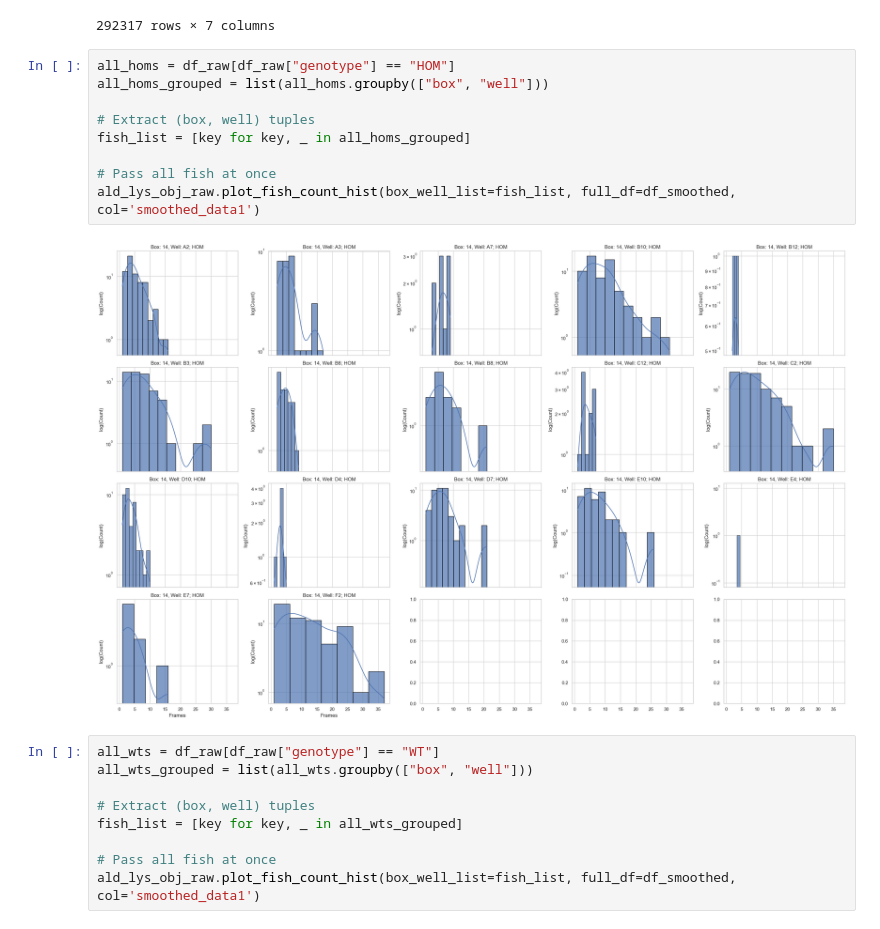
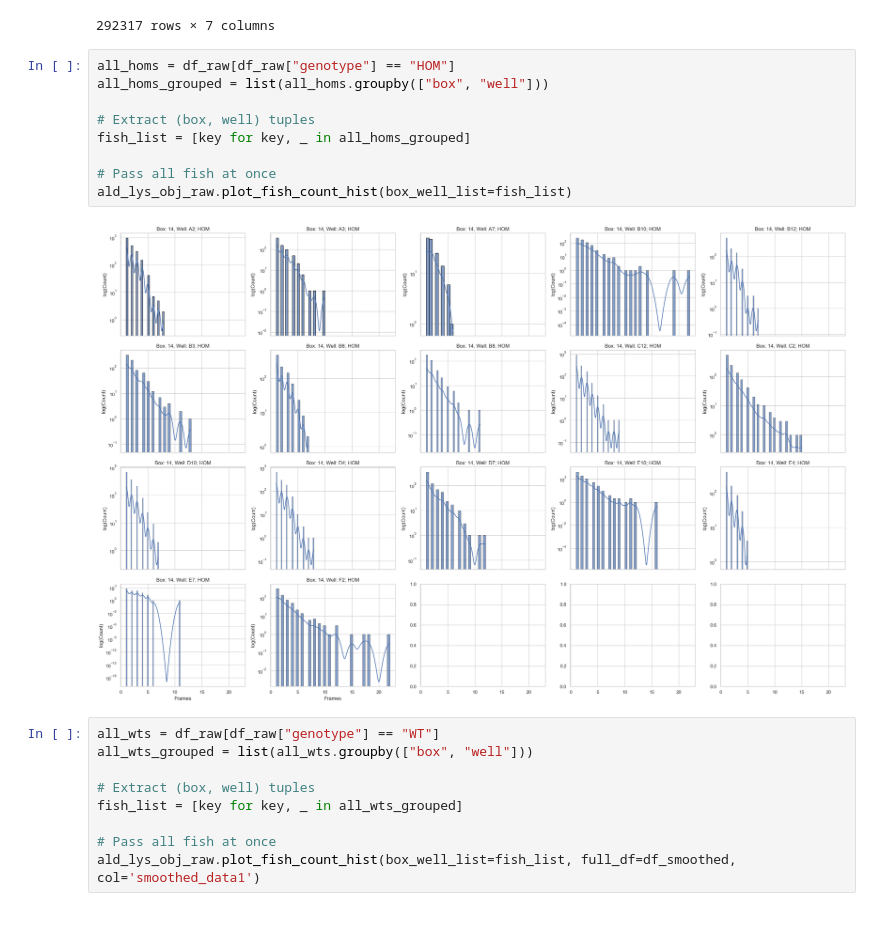
Before and after one commit to jadeyslau/B6_Epilepsies, a Jupyter notebook: Sandbox_EventDetection.ipynb, the cells around one changed output. Drawn from its saved outputs; the diff is of its cells as text.

```diff
--- a/Sandbox_EventDetection.ipynb
+++ b/Sandbox_EventDetection.ipynb
@@ -106,14 +111,14 @@ df_smoothed[df_smoothed['well']=='A2']
 # %%
 all_homs = df_raw[df_raw["genotype"] == "HOM"]
 all_homs_grouped = list(all_homs.groupby(["box", "well"]))
 
 # Extract (box, well) tuples
 fish_list = [key for key, _ in all_homs_grouped]
 
 # Pass all fish at once
-ald_lys_obj_raw.plot_fish_count_hist(box_well_list=fish_list, full_df=df_smoothed, col='smoothed_data1')
+ald_lys_obj_raw.plot_fish_count_hist(box_well_list=fish_list)
 # %% [output]
-[figure, old version]
+[figure, new version]
 # %%
 all_wts = df_raw[df_raw["genotype"] == "WT"]
 all_wts_grouped = list(all_wts.groupby(["box", "well"]))
```
Also changed, not shown: parts of 15 cells of this notebook, 20 other files.
